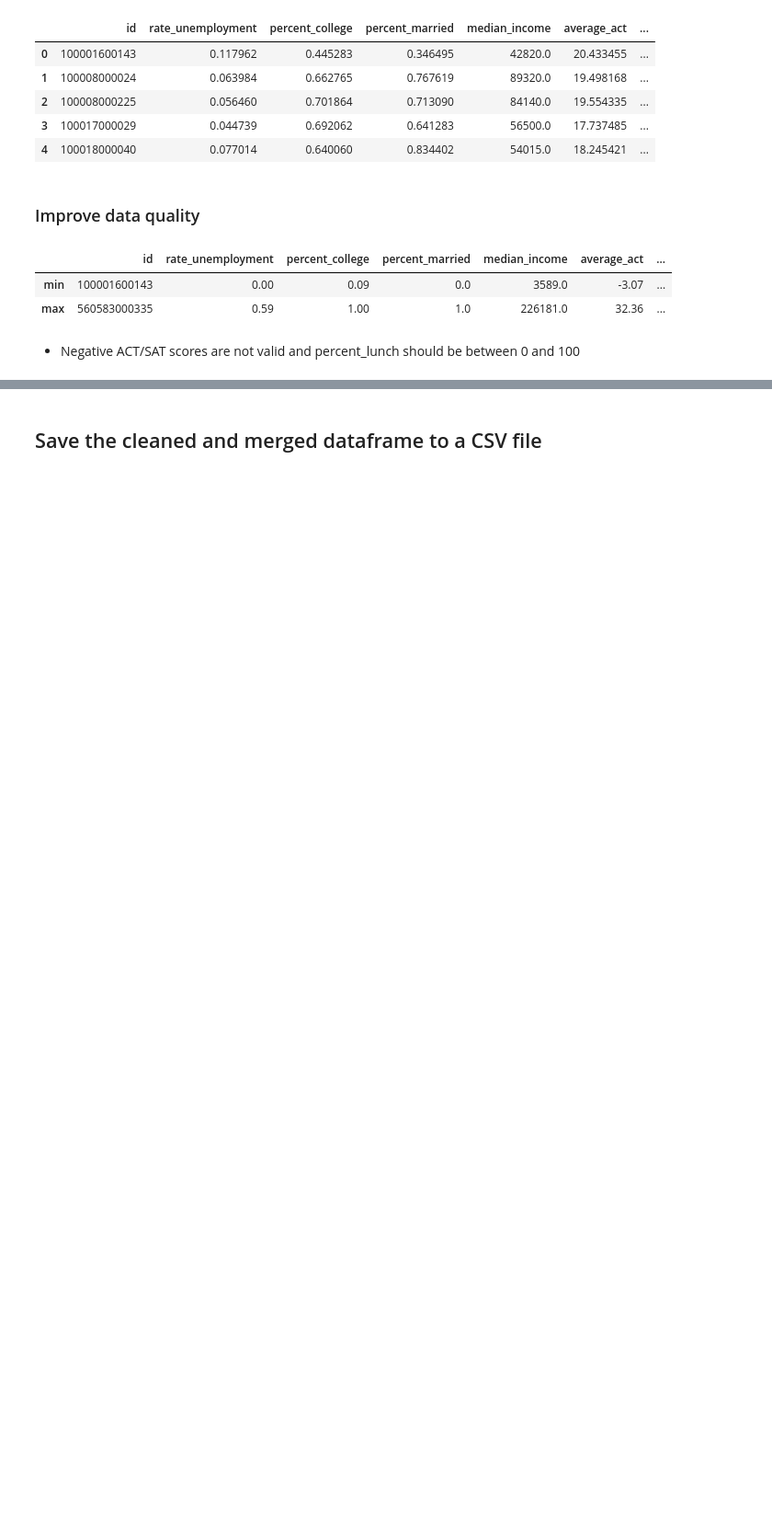
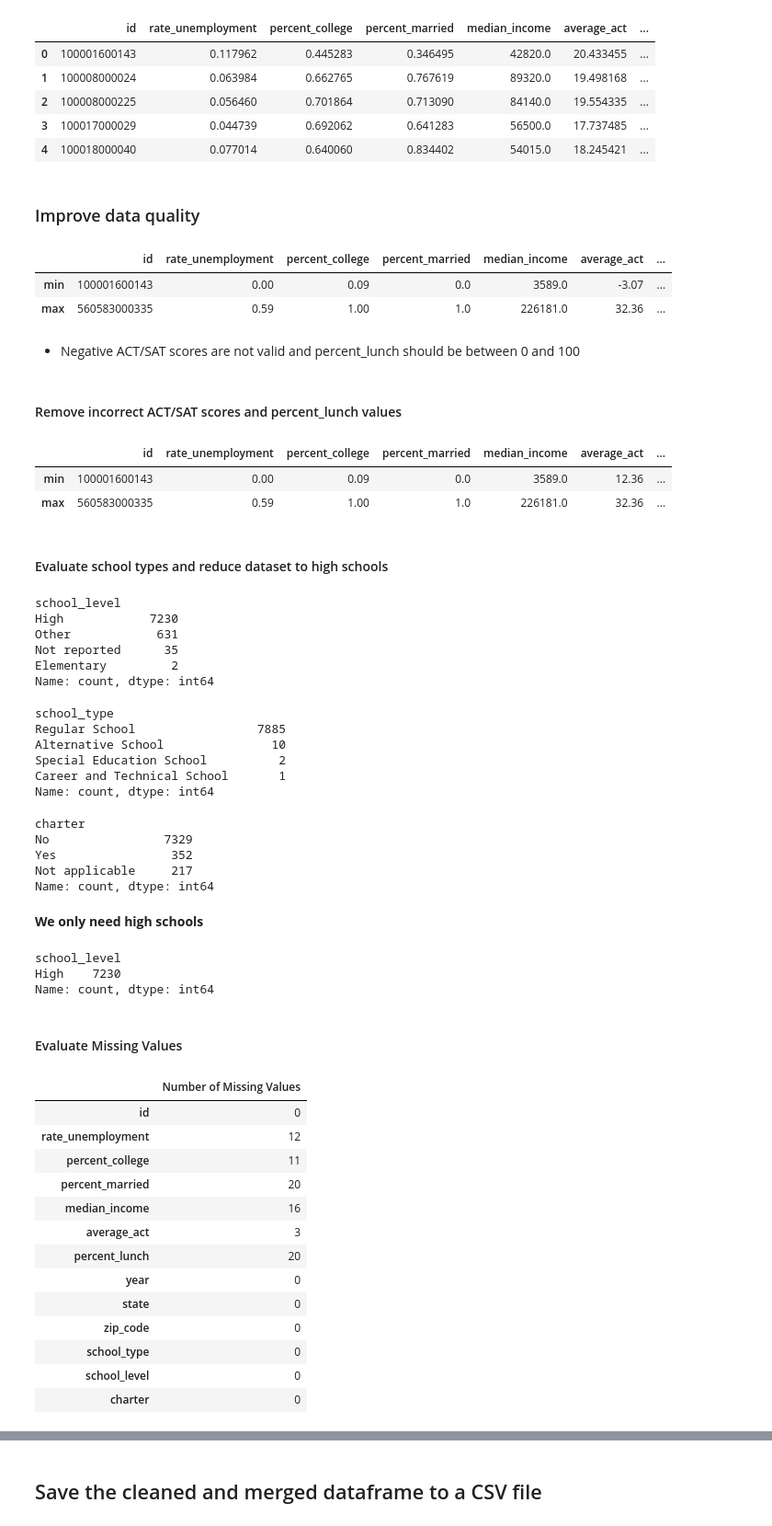
Before and after one commit to JLichwa80/education, a Jupyter notebook: code/Education_DATA_Preparation.ipynb, the cells around one changed output, grey strips where cells are left out. Shown at 92% size. Drawn from its saved outputs; the diff is of its cells as text; code cells hidden in the pictures; blank space fills up the shorter version.

```diff
--- a/code/Education_DATA_Preparation.ipynb
+++ b/code/Education_DATA_Preparation.ipynb
@@ -293,3 +295,69 @@ df.select_dtypes(include=['number']).agg(['min','max']).round(2)
 | max | 560583000335 | 0.59 | 1.00 | 1.0 | 226181.0 | 32.36 | ... |
 # %% [markdown]
 - Negative ACT/SAT scores are not valid and percent_lunch should be between 0 and 100
+# %% [markdown]
+#### Remove incorrect ACT/SAT scores and percent_lunch values
+# %%
+df.loc[df['average_act'] < 1, 'average_act'] = np.nan
+df.loc[df['percent_lunch'] < 0, 'percent_lunch'] = np.nan
+df.select_dtypes(include=['number']).agg(['min','max']).round(2)
+# %% [output]
+|  | id | rate_unemployment | percent_college | percent_married | median_income | average_act | ... |
+| min | 100001600143 | 0.00 | 0.09 | 0.0 | 3589.0 | 12.36 | ... |
+| max | 560583000335 | 0.59 | 1.00 | 1.0 | 226181.0 | 32.36 | ... |
+# %% [markdown]
+#### Evaluate school types and reduce dataset to high schools
+# %%
+df['school_level'].value_counts()
+# %% [output]
+school_level
+High            7230
+Other            631
+Not reported      35
+Elementary         2
+Name: count, dtype: int64
+# %%
+df['school_type'].value_counts()
+# %% [output]
+school_type
+Regular School                 7885
+Alternative School               10
+Special Education School          2
+Career and Technical School       1
+Name: count, dtype: int64
+# %%
+df['charter'].value_counts()
+# %% [output]
+charter
+No                7329
+Yes                352
+Not applicable     217
+Name: count, dtype: int64
+# %% [markdown]
+**We only need high schools**
+# %%
+df = df.loc[df['school_level'] == 'High']
+df['school_level'].value_counts()
+# %% [output]
+school_level
+High    7230
+Name: count, dtype: int64
+# %% [markdown]
+#### Evaluate Missing Values
+# %%
+df.isna().sum().to_frame(name='Number of Missing Values')
+# %% [output]
+|  | Number of Missing Values |
+| id | 0 |
+| rate_unemployment | 12 |
+| percent_college | 11 |
+| percent_married | 20 |
+| median_income | 16 |
+| average_act | 3 |
+| percent_lunch | 20 |
+| year | 0 |
+| state | 0 |
+| zip_code | 0 |
+| school_type | 0 |
+| school_level | 0 |
+| charter | 0 |
```
Also changed, not shown: parts of 13 cells of this notebook, 1 other file.
